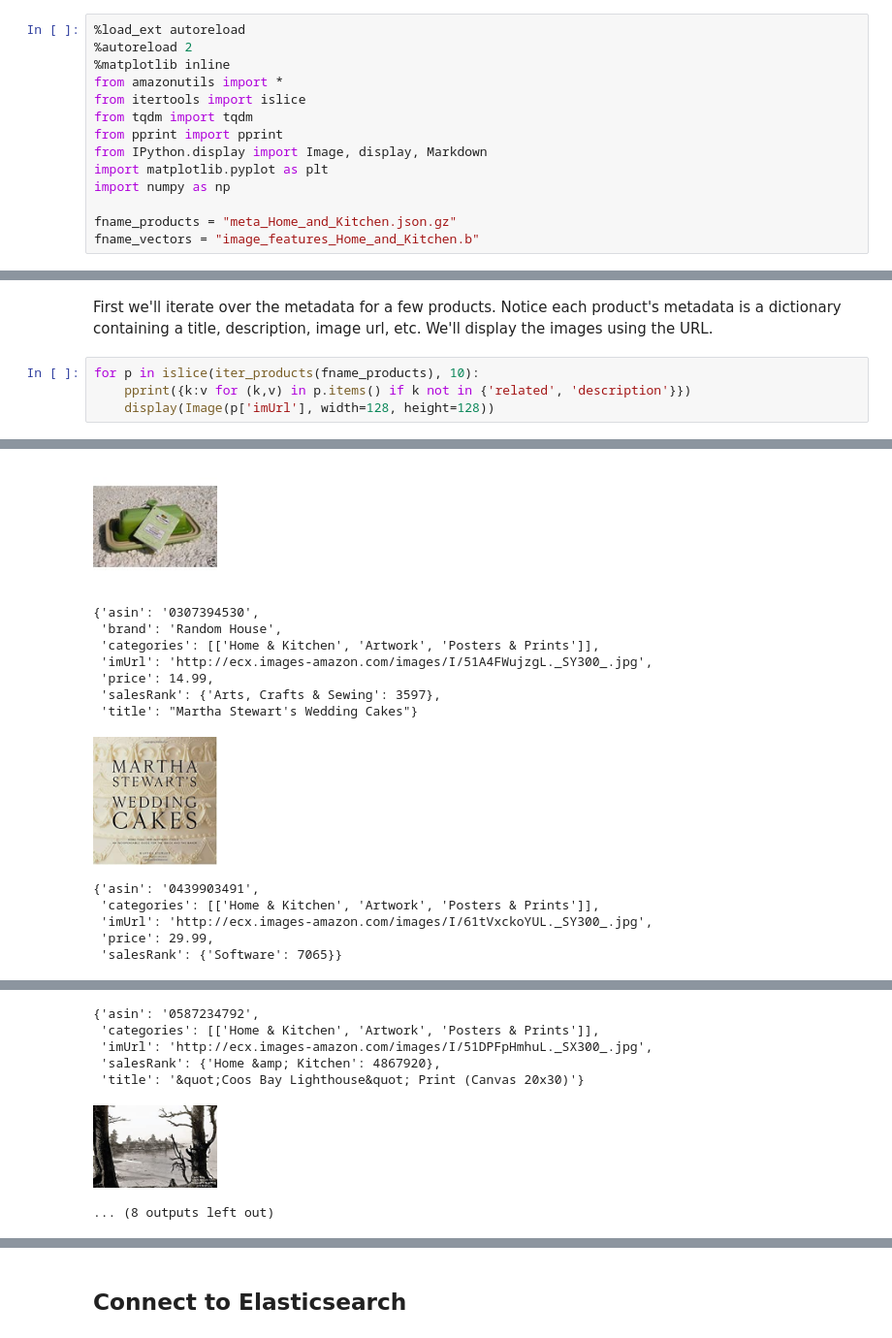
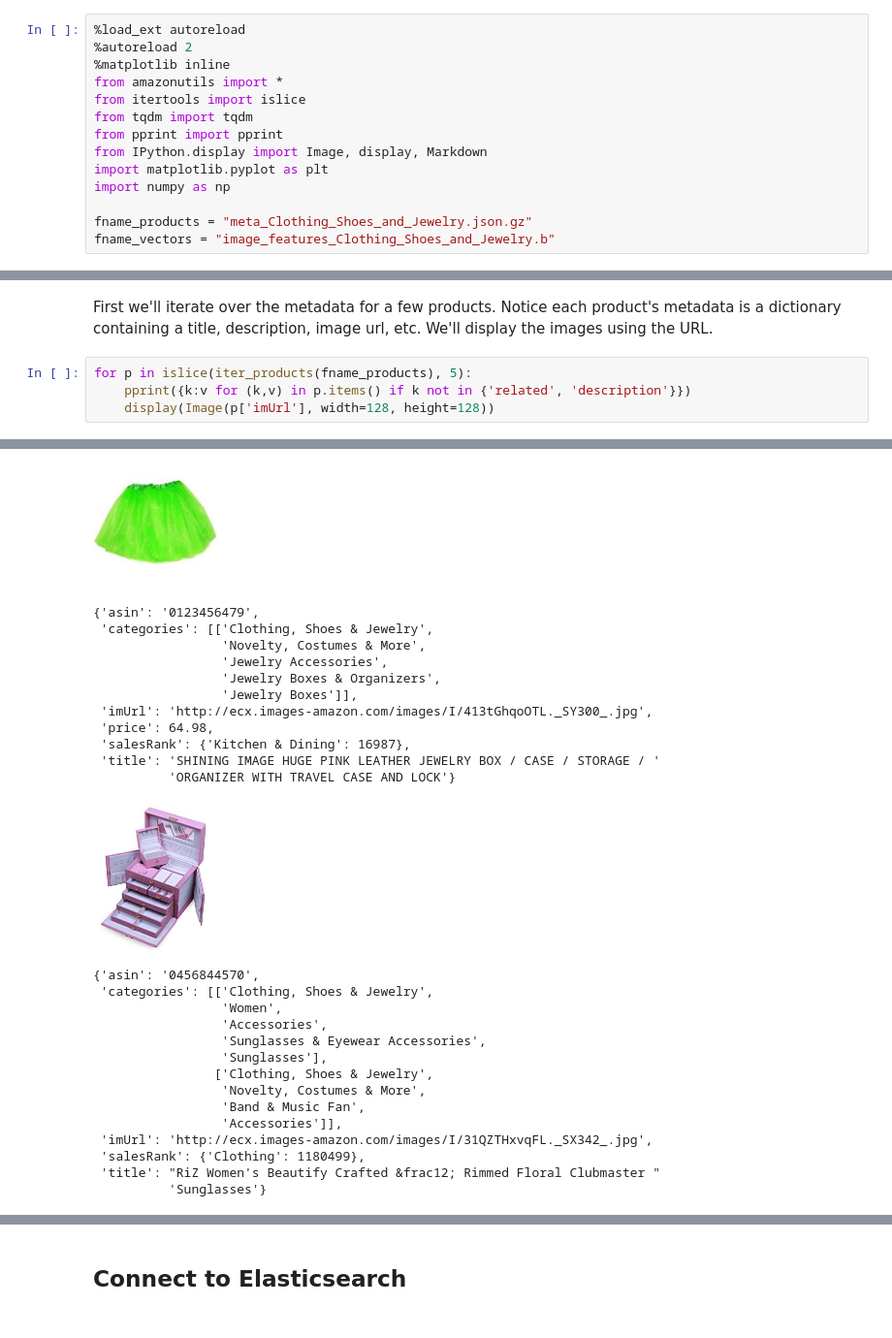
Before and after one commit to alexklibisz/elastiknn, a Jupyter notebook: examples/tutorial-notebooks/amazon-reviews.ipynb, the cells around one changed output, grey strips where cells are left out. Shown at 97% size. Drawn from its saved outputs; the diff is of its cells as text.

```diff
--- a/examples/tutorial-notebooks/amazon-reviews.ipynb
+++ b/examples/tutorial-notebooks/amazon-reviews.ipynb
@@ -41,15 +41,15 @@ from IPython.display import Image, display, Markdown
 import matplotlib.pyplot as plt
 import numpy as np
 
-fname_products = "meta_Home_and_Kitchen.json.gz"
-fname_vectors = "image_features_Home_and_Kitchen.b"
+fname_products = "meta_Clothing_Shoes_and_Jewelry.json.gz"
+fname_vectors = "image_features_Clothing_Shoes_and_Jewelry.b"
 # %% [output]
 The autoreload extension is already loaded. To reload it, use:
   %reload_ext autoreload
 # %% [markdown]
 First we'll iterate over the metadata for a few products. Notice each product's metadata is a dictionary containing a title, description, image url, etc. We'll display the images using the URL.
 # %%
-for p in islice(iter_products(fname_products), 10):
+for p in islice(iter_products(fname_products), 5):
     pprint({k:v for (k,v) in p.items() if k not in {'related', 'description'}})
     display(Image(p['imUrl'], width=128, height=128))
 # %% [output]
@@ -71,14 +81,27 @@ for p in islice(iter_products(fname_products), 10):
-[figure, old version]
+[figure, new version]
-{'asin': '0307394530',
- 'brand': 'Random House',
- 'categories': [['Home & Kitchen', 'Artwork', 'Posters & Prints']],
- 'imUrl': 'http://ecx.images-amazon.com/images/I/51A4FWujzgL._SY300_.jpg',
- 'price': 14.99,
- 'salesRank': {'Arts, Crafts & Sewing': 3597},
- 'title': "Martha Stewart's Wedding Cakes"}
+{'asin': '0123456479',
+ 'categories': [['Clothing, Shoes & Jewelry',
+                 'Novelty, Costumes & More',
+                 'Jewelry Accessories',
+                 'Jewelry Boxes & Organizers',
+                 'Jewelry Boxes']],
+ 'imUrl': 'http://ecx.images-amazon.com/images/I/413tGhqoOTL._SY300_.jpg',
+ 'price': 64.98,
+ 'salesRank': {'Kitchen & Dining': 16987},
+ 'title': 'SHINING IMAGE HUGE PINK LEATHER JEWELRY BOX / CASE / STORAGE / '
+          'ORGANIZER WITH TRAVEL CASE AND LOCK'}
-[figure, old version]
+[figure, new version]
-{'asin': '0439903491',
- 'categories': [['Home & Kitchen', 'Artwork', 'Posters & Prints']],
- 'imUrl': 'http://ecx.images-amazon.com/images/I/61tVxckoYUL._SY300_.jpg',
- 'price': 29.99,
- 'salesRank': {'Software': 7065}}
+{'asin': '0456844570',
+ 'categories': [['Clothing, Shoes & Jewelry',
+                 'Women',
+                 'Accessories',
+                 'Sunglasses & Eyewear Accessories',
+                 'Sunglasses'],
+                ['Clothing, Shoes & Jewelry',
+                 'Novelty, Costumes & More',
+                 'Band & Music Fan',
+                 'Accessories']],
+ 'imUrl': 'http://ecx.images-amazon.com/images/I/31QZTHxvqFL._SX342_.jpg',
+ 'salesRank': {'Clothing': 1180499},
+ 'title': "RiZ Women's Beautify Crafted &frac12; Rimmed Floral Clubmaster "
+          'Sunglasses'}
@@ -94,10 +129,3 @@ for p in islice(iter_products(fname_products), 10):
-{'asin': '0587234792',
- 'categories': [['Home & Kitchen', 'Artwork', 'Posters & Prints']],
- 'imUrl': 'http://ecx.images-amazon.com/images/I/51DPFpHmhuL._SX300_.jpg',
- 'salesRank': {'Home &amp; Kitchen': 4867920},
- 'title': '&quot;Coos Bay Lighthouse&quot; Print (Canvas 20x30)'}
-[figure, removed]
-... (8 outputs left out)
 # %% [markdown]
 Next we'll use the `iter_vectors` function to iterate over product IDs and image vectors. Each vector is just a list of 4096 floats, generated using a deep convolutional neural network.
 
```
Also changed, not shown: parts of 29 cells of this notebook, 4 other files.
